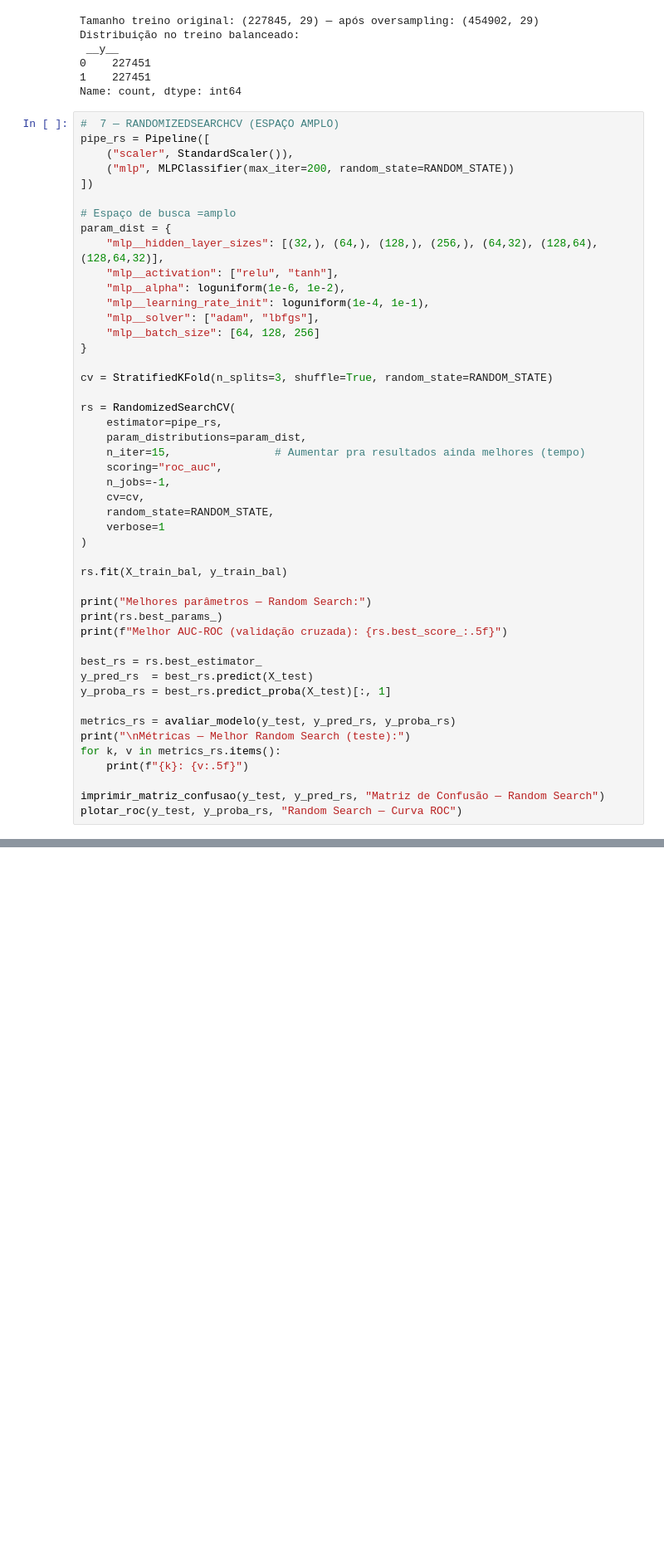
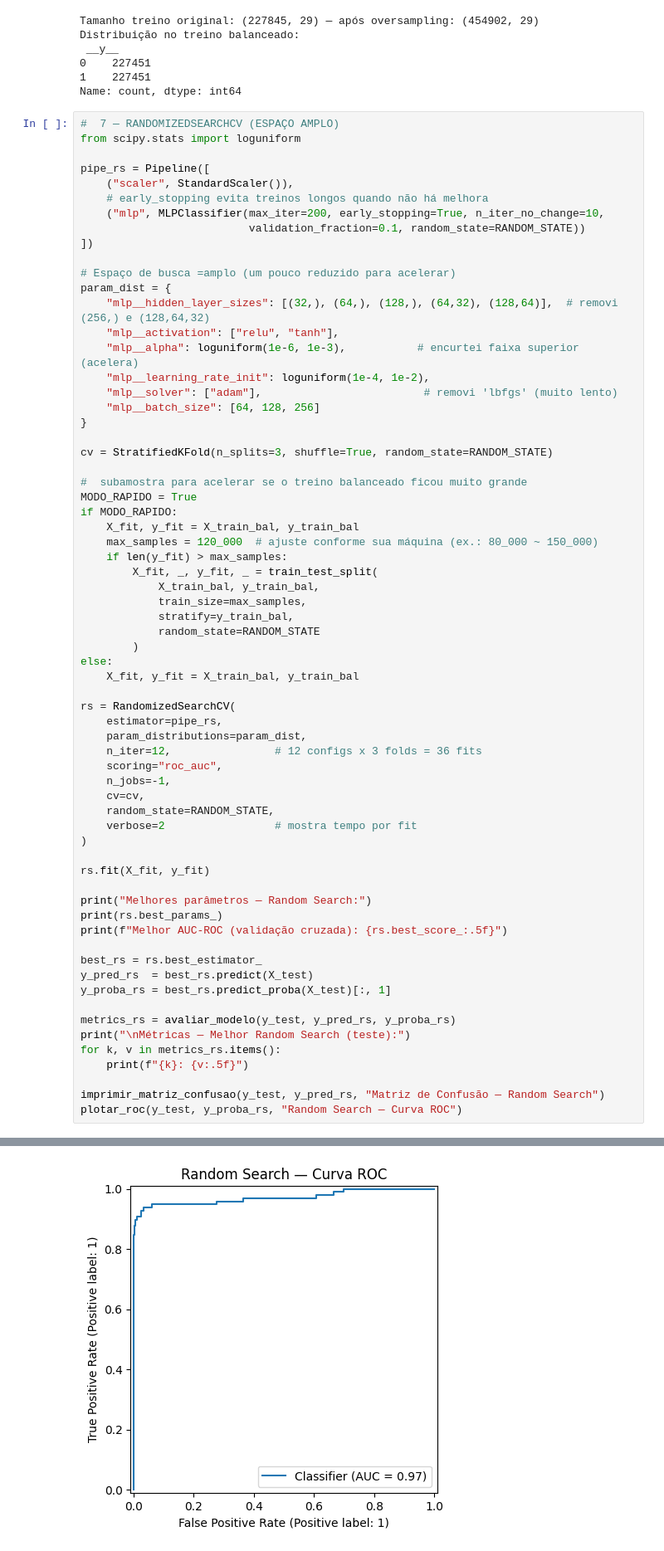
Before and after one commit to marcelositton/ponderada-prog-semana4, a Jupyter notebook: Resposta_Ponderada_02.ipynb, the cells around one changed output, grey strips where cells are left out. Shown at 83% size. Cells and saved outputs as stored; diff of their text form; blank space fills up the shorter version.

```diff
--- a/Resposta_Ponderada_02.ipynb
+++ b/Resposta_Ponderada_02.ipynb
@@ -243,35 +243,54 @@ Distribuição no treino balanceado:
 Name: count, dtype: int64
 # %%
 #  7 — RANDOMIZEDSEARCHCV (ESPAÇO AMPLO)
+from scipy.stats import loguniform
+
 pipe_rs = Pipeline([
     ("scaler", StandardScaler()),
-    ("mlp", MLPClassifier(max_iter=200, random_state=RANDOM_STATE))
+    # early_stopping evita treinos longos quando não há melhora
+    ("mlp", MLPClassifier(max_iter=200, early_stopping=True, n_iter_no_change=10,
+                          validation_fraction=0.1, random_state=RANDOM_STATE))
 ])
 
-# Espaço de busca =amplo
+# Espaço de busca =amplo (um pouco reduzido para acelerar)
 param_dist = {
-    "mlp__hidden_layer_sizes": [(32,), (64,), (128,), (256,), (64,32), (128,64), (128,64,32)],
+    "mlp__hidden_layer_sizes": [(32,), (64,), (128,), (64,32), (128,64)],  # removi (256,) e (128,64,32)
     "mlp__activation": ["relu", "tanh"],
-    "mlp__alpha": loguniform(1e-6, 1e-2),
-    "mlp__learning_rate_init": loguniform(1e-4, 1e-1),
-    "mlp__solver": ["adam", "lbfgs"],
+    "mlp__alpha": loguniform(1e-6, 1e-3),           # encurtei faixa superior (acelera)
+    "mlp__learning_rate_init": loguniform(1e-4, 1e-2),
+    "mlp__solver": ["adam"],                         # removi 'lbfgs' (muito lento)
     "mlp__batch_size": [64, 128, 256]
 }
 
 cv = StratifiedKFold(n_splits=3, shuffle=True, random_state=RANDOM_STATE)
 
+#  subamostra para acelerar se o treino balanceado ficou muito grande
+MODO_RAPIDO = True
+if MODO_RAPIDO:
+    X_fit, y_fit = X_train_bal, y_train_bal
+    max_samples = 120_000  # ajuste conforme sua máquina (ex.: 80_000 ~ 150_000)
+    if len(y_fit) > max_samples:
+        X_fit, _, y_fit, _ = train_test_split(
+            X_train_bal, y_train_bal,
+            train_size=max_samples,
+            stratify=y_train_bal,
+            random_state=RANDOM_STATE
+        )
+else:
+    X_fit, y_fit = X_train_bal, y_train_bal
+
 rs = RandomizedSearchCV(
     estimator=pipe_rs,
     param_distributions=param_dist,
-    n_iter=15,                # Aumentar pra resultados ainda melhores (tempo)
+    n_iter=12,                # 12 configs x 3 folds = 36 fits
     scoring="roc_auc",
     n_jobs=-1,
     cv=cv,
     random_state=RANDOM_STATE,
-    verbose=1
+    verbose=2                 # mostra tempo por fit
 )
 
-rs.fit(X_train_bal, y_train_bal)
+rs.fit(X_fit, y_fit)
 
 print("Melhores parâmetros — Random Search:")
 print(rs.best_params_)
@@ -293 +328,2 @@ Fitting 3 folds for each of 15 candidates, totalling 45 fits
+[figure, added]
 # %%
```
Also changed, not shown: parts of 9 cells of this notebook.
